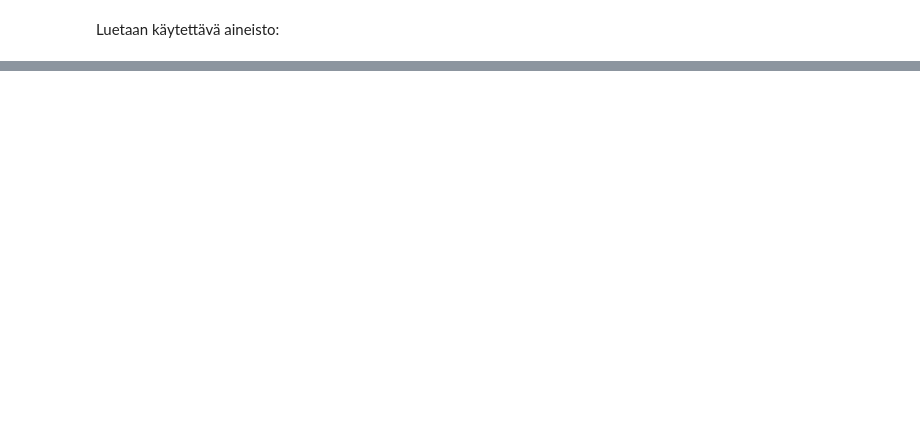
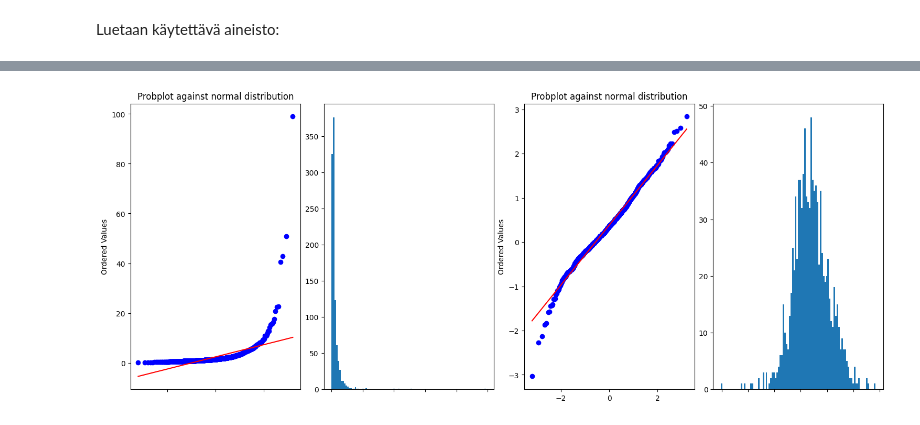
Before and after one commit to RaimoHaikari/data-analytiikka, a Jupyter notebook: applied-predictive-modelling/data-pre-processing.ipynb, the cells around one changed output, grey strips where cells are left out. Saved outputs shown, nothing was run; the diff lists cells and outputs as text; code cells hidden in the pictures; blank space fills up the shorter version.

```diff
--- a/applied-predictive-modelling/data-pre-processing.ipynb
+++ b/applied-predictive-modelling/data-pre-processing.ipynb
@@ -27,0 +62,5 @@ segmentationOriginal.head()
+# %%
+# segData.columns.values
+matching = [s for s in segData.columns.values if "Status" in s]
+segData.drop(matching, axis=1, inplace = True)
+segData.shape
@@ -27,0 +107,13 @@ segmentationOriginal.head()
+# %%
+def hasNegativeValues(x):
+    return sum(x <= 0)
+
+bcPreFixes = {}
+
+nOfNegativeValues = segData.apply(lambda x: hasNegativeValues(x))
+
+for (col,val) in nOfNegativeValues[nOfNegativeValues > 0].items():
+    fix = abs(segData[col].min()) + BC_FIX
+
+    bcPreFixes[col] = fix
+    segData[col] += fix
@@ -27,0 +129,33 @@ segmentationOriginal.head()
+# %%
+dfBoxCoxTF = segData.apply(lambda x: boxcox(x))
+# %%
+from scipy import stats
+
+kwargs = dict(histtype='stepfilled', alpha=1.0, bins=100, density = False)
+
+
+fig = plt.figure(constrained_layout=True, figsize=(15,6))
+spec = plt.GridSpec(ncols=4, nrows=1, figure=fig)
+
+ax1 = fig.add_subplot(spec[0, 0], xticklabels=[])
+ax2 = fig.add_subplot(spec[0, 1], xticklabels=[])
+ax3 = fig.add_subplot(spec[0 ,2])
+ax4 = fig.add_subplot(spec[0, 3], xticklabels=[])
+
+x = segData['KurtIntenCh1'].values
+
+prob = stats.probplot(x, dist=stats.norm, plot=ax1)
+ax1.set_xlabel('')
+ax1.set_title('Probplot against normal distribution')
+
+ax2.hist(segData['KurtIntenCh1'].values, **kwargs);
+
+x = dfBoxCoxTF.iloc[0,:]['KurtIntenCh1']
+
+prob = stats.probplot(x, dist=stats.norm, plot=ax3)
+ax3.set_xlabel('')
+ax3.set_title('Probplot against normal distribution')
+
+ax4.hist(dfBoxCoxTF.iloc[0,:]['KurtIntenCh1'], **kwargs);
+# %% [output]
+[figure, added]
```
Also changed, not shown: parts of 18 cells of this notebook.
